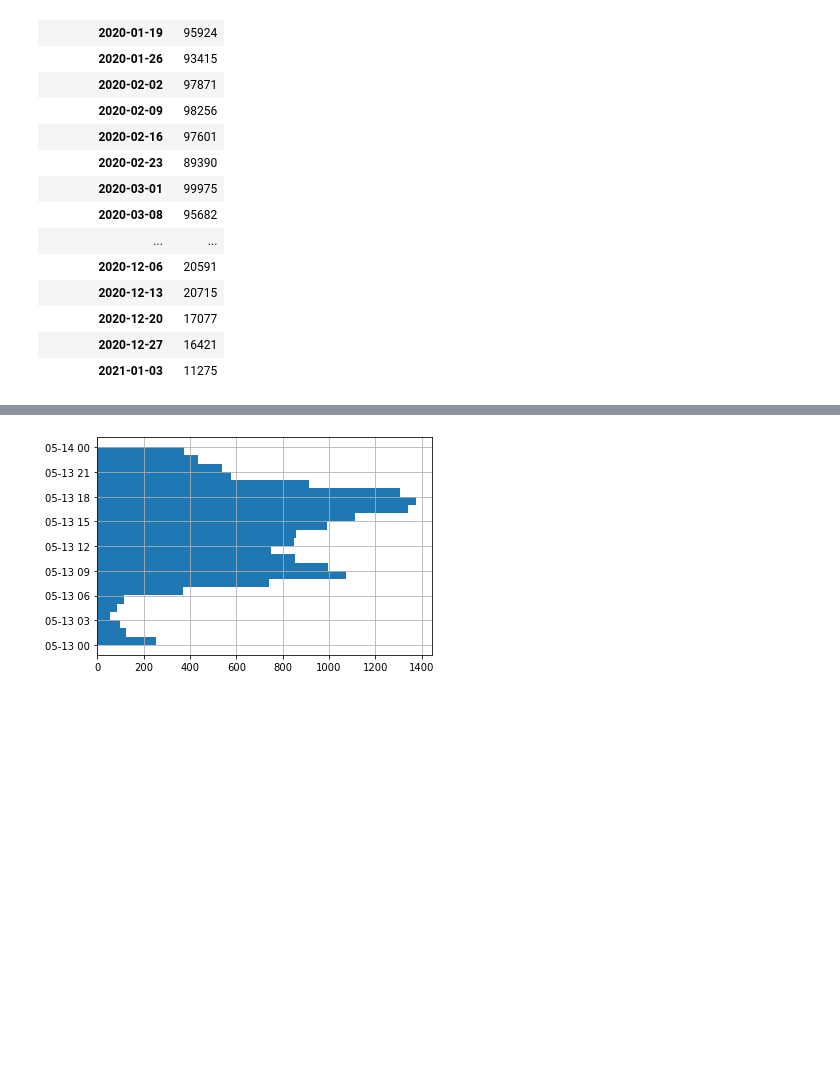
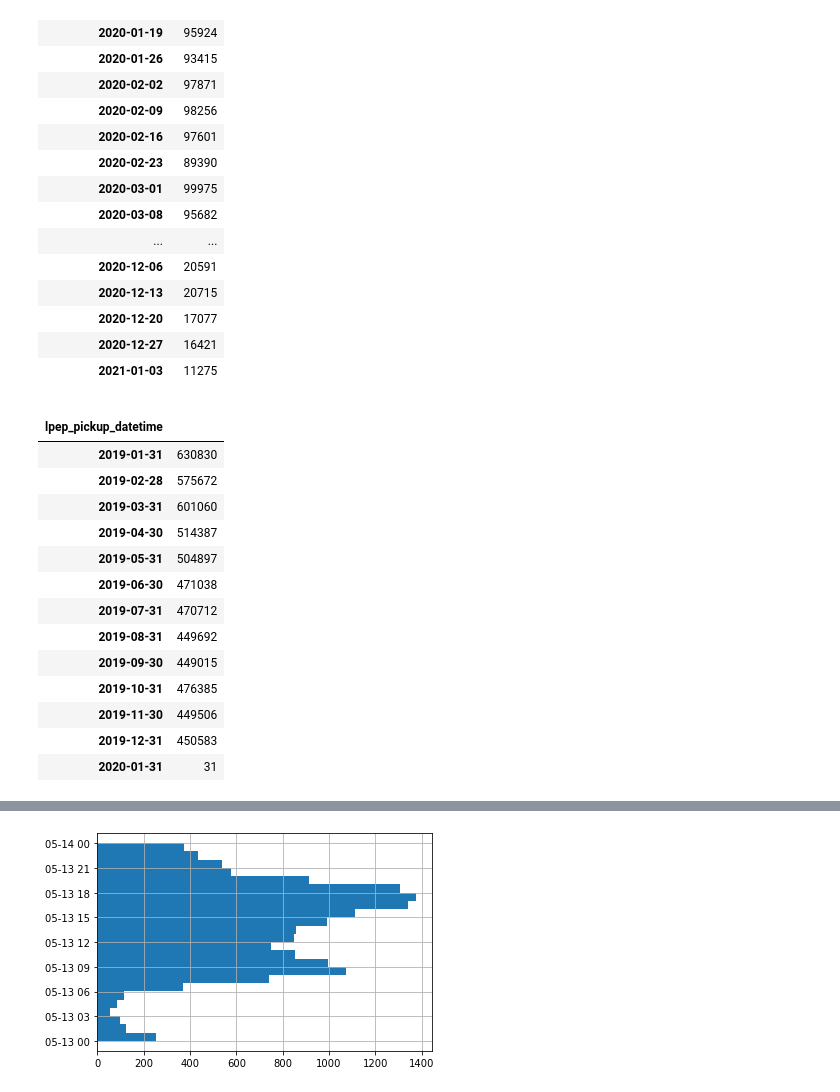
Before and after one commit to CCNY-Analytics-and-Quant/Team-Killer-Bass, a Jupyter notebook: taxi_company_final_project.ipynb, the cells around one changed output, grey strips where cells are left out. Cells and saved outputs as stored; diff of their text form; code cells hidden in the pictures; blank space fills up the shorter version.

```diff
--- a/taxi_company_final_project.ipynb
+++ b/taxi_company_final_project.ipynb
@@ -69,0 +77,18 @@ monthly_trips_2020_df.resample('W').sum()
+# %%
+monthly_trips_2019_df.resample('M').sum()
+# %% [output]
+|  |  |
+| lpep_pickup_datetime |  |
+| 2019-01-31 | 630830 |
+| 2019-02-28 | 575672 |
+| 2019-03-31 | 601060 |
+| 2019-04-30 | 514387 |
+| 2019-05-31 | 504897 |
+| 2019-06-30 | 471038 |
+| 2019-07-31 | 470712 |
+| 2019-08-31 | 449692 |
+| 2019-09-30 | 449015 |
+| 2019-10-31 | 476385 |
+| 2019-11-30 | 449506 |
+| 2019-12-31 | 450583 |
+| 2020-01-31 | 31 |
```
Also changed, not shown: parts of 14 cells of this notebook.
